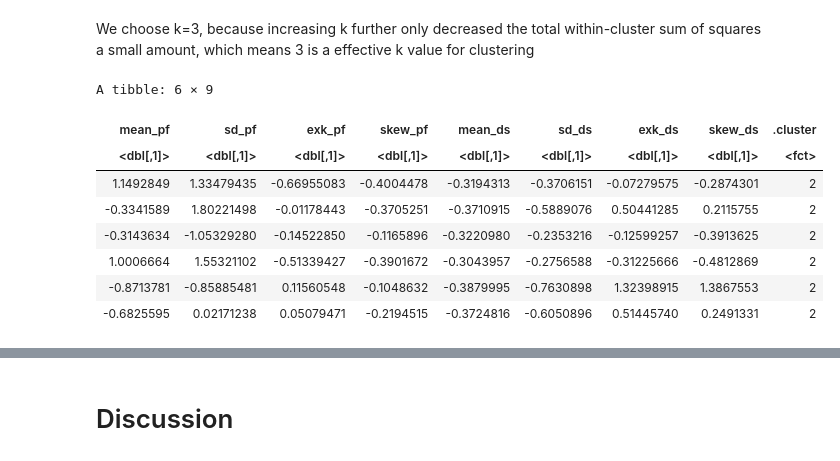
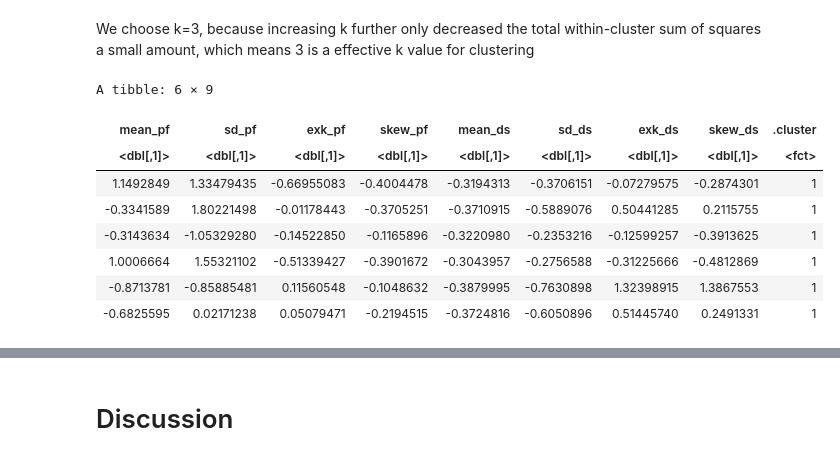
Before and after one commit to LawrenceZzf/DSCI100-G63-Proj1, a Jupyter notebook: report.ipynb, the cells around one changed output, grey strips where cells are left out. Saved outputs shown, nothing was run; the diff lists cells and outputs as text; code cells hidden in the pictures.

```diff
--- a/report.ipynb
+++ b/report.ipynb
@@ -144,16 +165,16 @@ HTRU_k_plot
 We choose k=3, because increasing k further only decreased the total within-cluster sum of squares a small amount, which means 3 is a effective k value for clustering
 # %%
 set.seed(2024)
-HTRU_cluster<-kmeans(scaled_HTRU,center=2,nstart=100)|>
+HTRU_cluster<-kmeans(scaled_HTRU,center=3,nstart=100)|>
     augment(scaled_HTRU)
 head(HTRU_cluster)
 # %% [output]
 A tibble: 6 × 9
 | mean_pf | sd_pf | exk_pf | skew_pf | mean_ds | sd_ds | exk_ds | skew_ds | .cluster |
 | <dbl[,1]> | <dbl[,1]> | <dbl[,1]> | <dbl[,1]> | <dbl[,1]> | <dbl[,1]> | <dbl[,1]> | <dbl[,1]> | <fct> |
-| 1.1492849 | 1.33479435 | -0.66955083 | -0.4004478 | -0.3194313 | -0.3706151 | -0.07279575 | -0.2874301 | 2 |
-| -0.3341589 | 1.80221498 | -0.01178443 | -0.3705251 | -0.3710915 | -0.5889076 | 0.50441285 | 0.2115755 | 2 |
-| -0.3143634 | -1.05329280 | -0.14522850 | -0.1165896 | -0.3220980 | -0.2353216 | -0.12599257 | -0.3913625 | 2 |
-| 1.0006664 | 1.55321102 | -0.51339427 | -0.3901672 | -0.3043957 | -0.2756588 | -0.31225666 | -0.4812869 | 2 |
-| -0.8713781 | -0.85885481 | 0.11560548 | -0.1048632 | -0.3879995 | -0.7630898 | 1.32398915 | 1.3867553 | 2 |
-| -0.6825595 | 0.02171238 | 0.05079471 | -0.2194515 | -0.3724816 | -0.6050896 | 0.51445740 | 0.2491331 | 2 |
+| 1.1492849 | 1.33479435 | -0.66955083 | -0.4004478 | -0.3194313 | -0.3706151 | -0.07279575 | -0.2874301 | 1 |
+| -0.3341589 | 1.80221498 | -0.01178443 | -0.3705251 | -0.3710915 | -0.5889076 | 0.50441285 | 0.2115755 | 1 |
+| -0.3143634 | -1.05329280 | -0.14522850 | -0.1165896 | -0.3220980 | -0.2353216 | -0.12599257 | -0.3913625 | 1 |
+| 1.0006664 | 1.55321102 | -0.51339427 | -0.3901672 | -0.3043957 | -0.2756588 | -0.31225666 | -0.4812869 | 1 |
+| -0.8713781 | -0.85885481 | 0.11560548 | -0.1048632 | -0.3879995 | -0.7630898 | 1.32398915 | 1.3867553 | 1 |
+| -0.6825595 | 0.02171238 | 0.05079471 | -0.2194515 | -0.3724816 | -0.6050896 | 0.51445740 | 0.2491331 | 1 |
```
Also changed, not shown: parts of 33 cells of this notebook.
